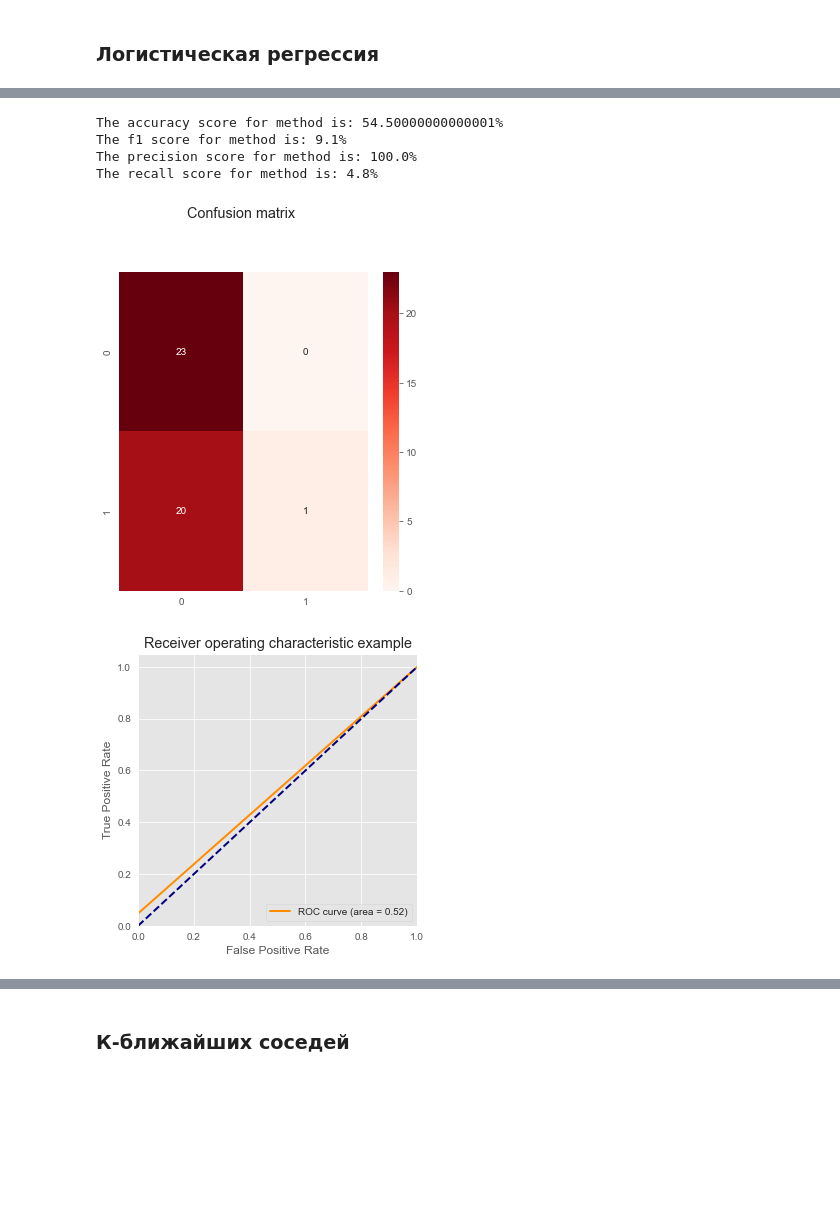
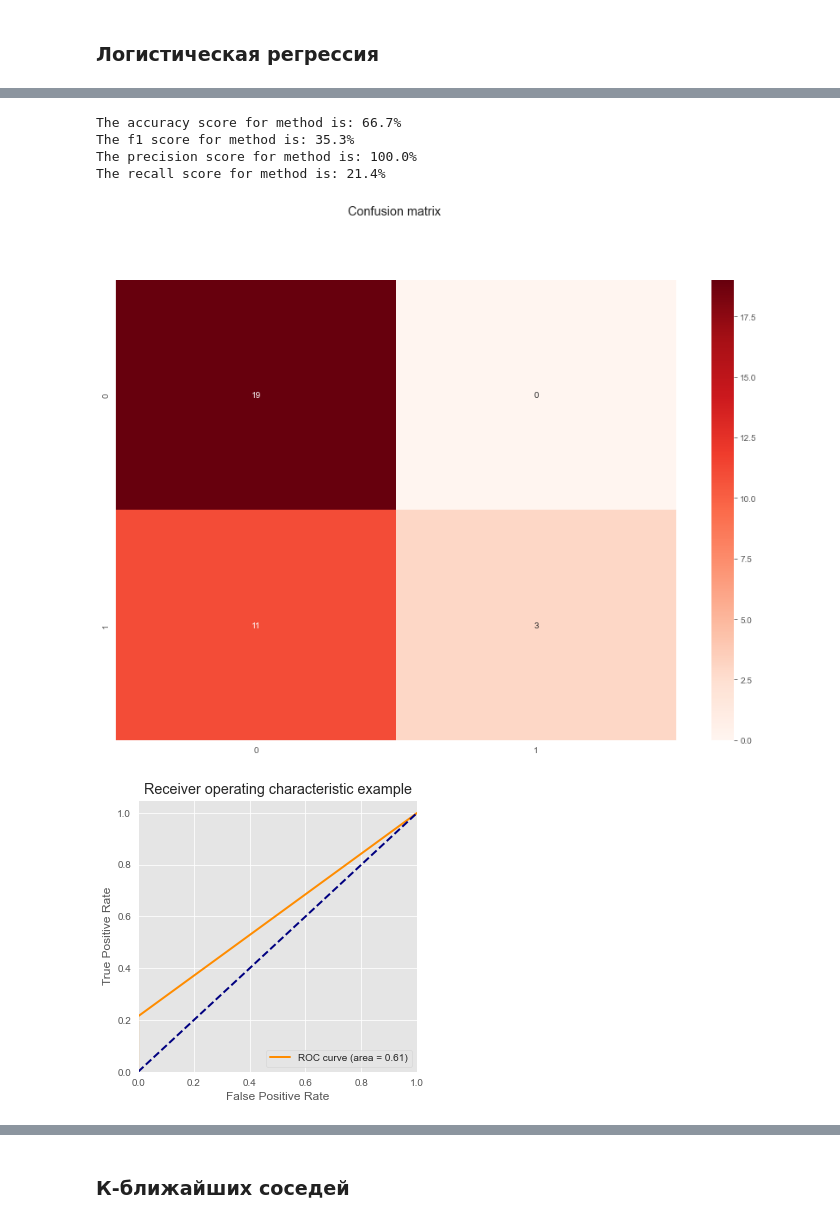
Before and after one commit to stuniy/pythonProject9, a Jupyter notebook: model/Project-roma.ipynb, the cells around one changed output, grey strips where cells are left out. Drawn from its saved outputs; the diff is of its cells as text; code cells hidden in the pictures; blank space fills up the shorter version.

Commit message:
accuracy

```diff
--- a/model/Project-roma.ipynb
+++ b/model/Project-roma.ipynb
@@ -146,7 +162,7 @@ def scal(x,y):
     x_scaled = pd.DataFrame(scaler.fit_transform(x), columns=x.columns)
 # обучающая и тестовая выборки по полным данным
 # деление на обучающую и тестовую выборки: 80 % - 20 %
-    x_train, x_test, y_train, y_test = train_test_split(x_scaled, y, test_size = 0.4, random_state=29)
+    x_train, x_test, y_train, y_test = train_test_split(x_scaled, y, test_size = 0.3, random_state=29)
     return x_train, x_test, y_train, y_test
 # %% [markdown]
 ##### оценка качества классификации
@@ -205,23 +230,23 @@ def pred(vid, x_train, x_test,y_train):
         model = LogisticRegression().fit(x_train, y_train)
         pred = model.predict(x_test)
     elif vid == 'knn':
-        knn = KNeighborsClassifier(n_neighbors = 2).fit(x_train, y_train)
-        pred = knn.predict(x_test)
+        model = KNeighborsClassifier(n_neighbors = 2).fit(x_train, y_train)
+        pred = model.predict(x_test)
     elif vid == 'tree':
-        dtc_up = DecisionTreeClassifier(criterion='entropy', max_leaf_nodes=6, random_state=0).fit(x_train, y_train)
-        pred = dtc_up.predict(x_test)
+        model = DecisionTreeClassifier(criterion='entropy', max_leaf_nodes=6, random_state=0).fit(x_train, y_train)
+        pred = model.predict(x_test)
     elif vid == 'svm':
-        svm = SVC().fit(x_train, y_train)
-        pred = svm.predict(x_test)
+        model = SVC().fit(x_train, y_train)
+        pred = model.predict(x_test)
     elif vid == 'mlp':
-        mlp = MLPClassifier(activation='relu', solver='lbfgs', alpha=1e-5, max_iter=1000, hidden_layer_sizes=(5, ), random_state=1).fit(x_train, y_train)
-        pred = mlp.predict(x_test)
+        model = MLPClassifier(activation='relu', solver='lbfgs', alpha=1e-5, max_iter=1000, hidden_layer_sizes=(5, ), random_state=1).fit(x_train, y_train)
+        pred = model.predict(x_test)
     elif vid == 'for':
-        rfc = RandomForestClassifier(criterion='entropy',max_depth=2, random_state=1).fit(x_train, y_train)
-        pred = rfc.predict(x_test)
+        model = RandomForestClassifier(criterion='entropy',max_depth=2, random_state=1).fit(x_train, y_train)
+        pred = model.predict(x_test)
     else:
         print("Такого метода нет")
-    return pred
+    return model, pred
 # %%
 def ensamb(x_train, x_test,y_train):
     clf1 = DecisionTreeClassifier(criterion='entropy', max_leaf_nodes=6, random_state=0)
@@ -352,12 +365,12 @@ The recall score for method is: 28.599999999999998%
 # %%
 #обучение на сокращенном наборе k-best
-pred1=pred('log', x_train, x_test, y_train)
+log, pred1=pred('log', x_train, x_test, y_train)
 acc1=accuracy_model(y_test,pred1)
 # %% [output]
-The accuracy score for method is: 54.50000000000001%
-The f1 score for method is: 9.1%
+The accuracy score for method is: 66.7%
+The f1 score for method is: 35.3%
 The precision score for method is: 100.0%
-The recall score for method is: 4.8%
+The recall score for method is: 21.4%
-[figure, old version]
+[figure, new version]
-[figure, old version]
+[figure, new version]
 # %% [markdown]
```
Also changed, not shown: parts of 27 cells of this notebook.
